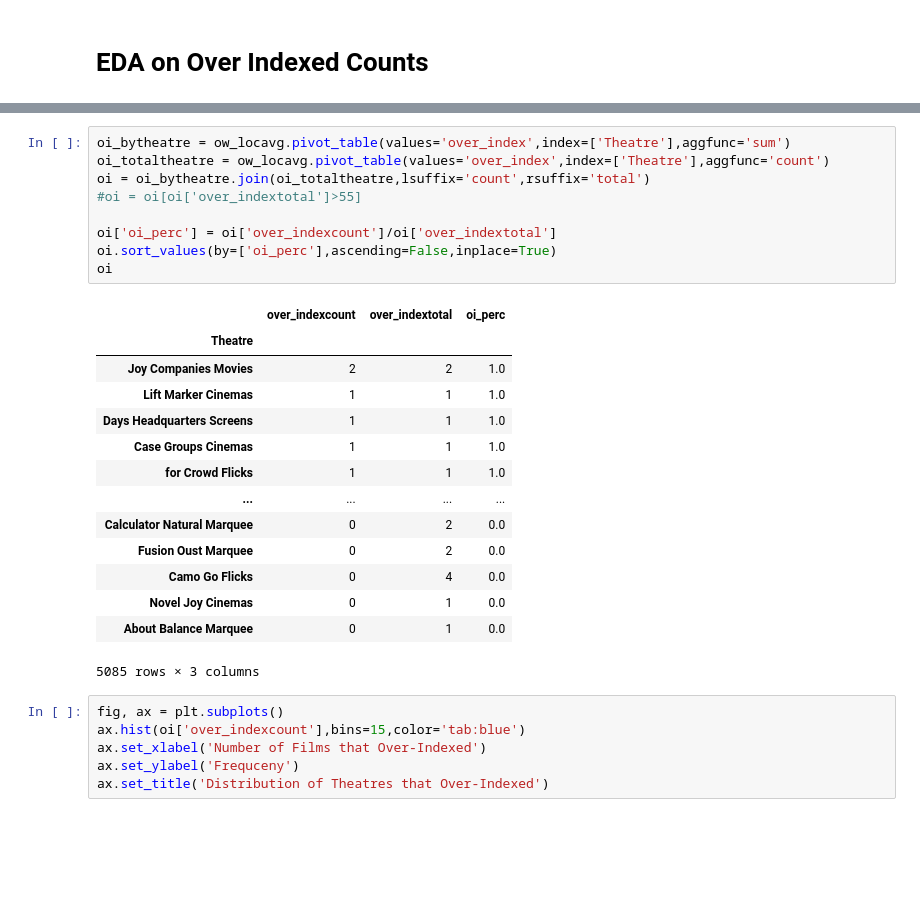
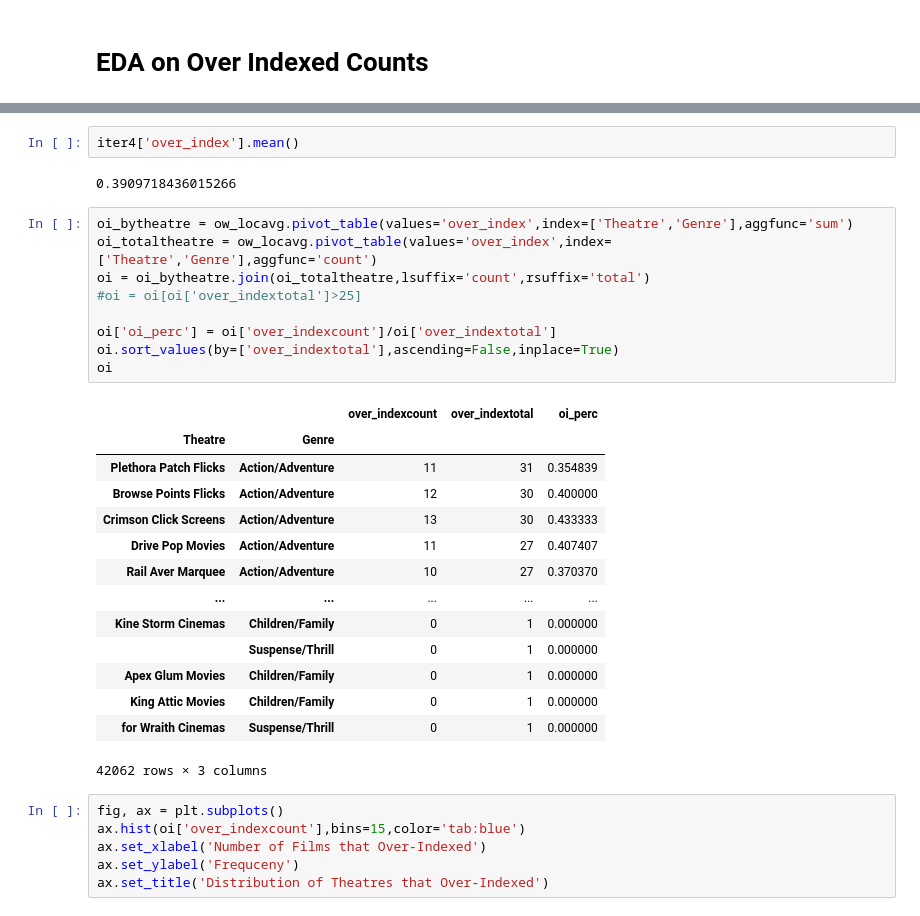
Before and after one commit to xazsanch/Identifiying-Over-and-Under-Performing-US-Movie-Theaters, a Jupyter notebook: over_under_theatres.ipynb, the cells around one changed output, grey strips where cells are left out. Drawn from its saved outputs; the diff is of its cells as text; blank space fills up the shorter version.

```diff
--- a/over_under_theatres.ipynb
+++ b/over_under_theatres.ipynb
@@ -572,27 +588,31 @@ oi[oi['Division'] != 'CANADIAN'].head(10)
+# %%
+iter4['over_index'].mean()
+# %% [output]
+0.3909718436015266
 # %%
-oi_bytheatre = ow_locavg.pivot_table(values='over_index',index=['Theatre'],aggfunc='sum')
-oi_totaltheatre = ow_locavg.pivot_table(values='over_index',index=['Theatre'],aggfunc='count')
+oi_bytheatre = ow_locavg.pivot_table(values='over_index',index=['Theatre','Genre'],aggfunc='sum')
+oi_totaltheatre = ow_locavg.pivot_table(values='over_index',index=['Theatre','Genre'],aggfunc='count')
 oi = oi_bytheatre.join(oi_totaltheatre,lsuffix='count',rsuffix='total')
-#oi = oi[oi['over_indextotal']>55]
+#oi = oi[oi['over_indextotal']>25]
 
 oi['oi_perc'] = oi['over_indexcount']/oi['over_indextotal']
-oi.sort_values(by=['oi_perc'],ascending=False,inplace=True)
+oi.sort_values(by=['over_indextotal'],ascending=False,inplace=True)
 oi
 # %% [output]
-|  | over_indexcount | over_indextotal | oi_perc |
-| Theatre |  |  |  |
-| Joy Companies Movies | 2 | 2 | 1.0 |
-| Lift Marker Cinemas | 1 | 1 | 1.0 |
-| Days Headquarters Screens | 1 | 1 | 1.0 |
-| Case Groups Cinemas | 1 | 1 | 1.0 |
-| for Crowd Flicks | 1 | 1 | 1.0 |
-| ... | ... | ... | ... |
-| Calculator Natural Marquee | 0 | 2 | 0.0 |
-| Fusion Oust Marquee | 0 | 2 | 0.0 |
-| Camo Go Flicks | 0 | 4 | 0.0 |
-| Novel Joy Cinemas | 0 | 1 | 0.0 |
-| About Balance Marquee | 0 | 1 | 0.0 |
+|  |  | over_indexcount | over_indextotal | oi_perc |
+| Theatre | Genre |  |  |  |
+| Plethora Patch Flicks | Action/Adventure | 11 | 31 | 0.354839 |
+| Browse Points Flicks | Action/Adventure | 12 | 30 | 0.400000 |
+| Crimson Click Screens | Action/Adventure | 13 | 30 | 0.433333 |
+| Drive Pop Movies | Action/Adventure | 11 | 27 | 0.407407 |
+| Rail Aver Marquee | Action/Adventure | 10 | 27 | 0.370370 |
+| ... | ... | ... | ... | ... |
+| Kine Storm Cinemas | Children/Family | 0 | 1 | 0.000000 |
+|  | Suspense/Thrill | 0 | 1 | 0.000000 |
+| Apex Glum Movies | Children/Family | 0 | 1 | 0.000000 |
+| King Attic Movies | Children/Family | 0 | 1 | 0.000000 |
+| for Wraith Cinemas | Suspense/Thrill | 0 | 1 | 0.000000 |
-5085 rows × 3 columns
+42062 rows × 3 columns
 # %%
 fig, ax = plt.subplots()
 ax.hist(oi['over_indexcount'],bins=15,color='tab:blue')
```
Also changed, not shown: parts of 3 cells of this notebook, 6 other files.
